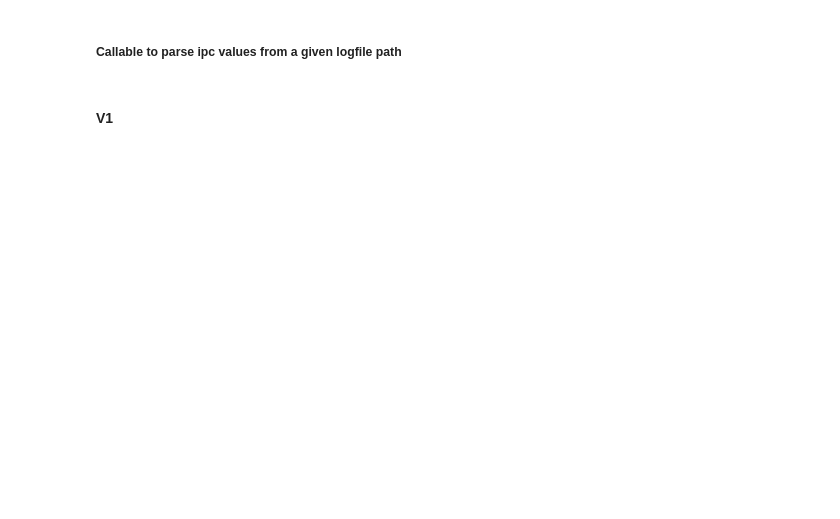
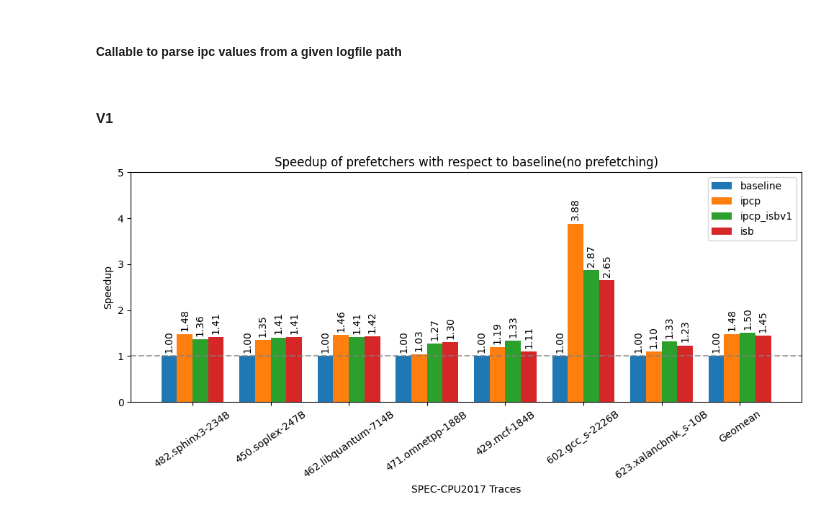
Before and after one commit to ArifAli-0/CS683-Project, a Jupyter notebook: plotter/graph-plotter.ipynb, the cells around one changed output. Cells and saved outputs as stored; diff of their text form; code cells hidden in the pictures; blank space fills up the shorter version.

```diff
--- a/plotter/graph-plotter.ipynb
+++ b/plotter/graph-plotter.ipynb
@@ -55,9 +55,9 @@ def plot(data, confignames, xticks, xlabel, ylabel, title, barwidth=0.2, addbase
                         textcoords="offset points",
                         ha='center', va='bottom', rotation=90)
 
-    if(addbaseline)
-    # Add a translucent dashed line at y=1.0 for the baseline
-    ax.axhline(y=1.0, color='gray', linestyle='--', linewidth=1.5, alpha=0.7)
+    if(addbaseline):
+        # Add a translucent dashed line at y=1.0 for the baseline
+        ax.axhline(y=1.0, color='gray', linestyle='--', linewidth=1.5, alpha=0.7)
 
 
     # Add labels and titles
@@ -65,8 +65,8 @@ def plot(data, confignames, xticks, xlabel, ylabel, title, barwidth=0.2, addbase
     ax.set_ylim(0, 5.0)
     ax.set_ylabel(ylabel)
     ax.set_title(title)
-    ax.set_xticks(x + 3*width / 2)
-    ax.set_xticklabels(trace_names, rotation=0)
+    ax.set_xticks(x + (len(confignames)-1)*width / 2)
+    ax.set_xticklabels(xticks, rotation=35)
     ax.legend()
 
     # Show the plot
@@ -88,3 +90,18 @@ def list_trace_names(directory, extension):
+# %%
+def calc_speedup(ipc_values, trace_names, configs):
+    speedups = {trace: {} for trace in trace_names}
+    for trace in trace_names:
+        baseline_ipc = ipc_values[trace]['baseline']
+        for config in configs:  # Skip baseline
+            speedups[trace][config] = ipc_values[trace][config] / baseline_ipc
+    # Calculate geometric mean for each configuration (excluding baseline)
+    geomeans = {}
+    for config in configs:
+        config_speedups = [speedups[trace][config] for trace in trace_names]
+        geomeans[config] = gmean(config_speedups)  # Use scipy's gmean for geometric mean
+
+    speedups['Geomean'] = geomeans
+    return speedups
 # %% [markdown]
 ##### Callable to parse ipc values from a given logfile path
 # %%
@@ -97,3 +114,16 @@ def extract_ipc(log_file):
     return None
 # %% [markdown]
 #### V1
+# %%
+base_dir_v1 = "../logs/SPEC-CPU/v1/"
+directory_path = "../traces/SPEC-CPU2017/"
+file_extension = ".xz"
+configs_v1 = ['baseline', 'ipcp', 'ipcp_isbv1', 'isb']
+trace_names_v1  = list_trace_names(directory_path, file_extension)
+trace_names_v1.remove('436.cactusADM-1804B') # traces for which logs arent present are removed here
+ipc_values_v1 = parse_logs(base_dir_v1, trace_names_v1, configs_v1, extract_ipc)
+speedups_v1 = calc_speedup(ipc_values_v1, trace_names_v1, configs_v1)
+trace_names_v1 += ["Geomean"]
+plot(speedups_v1, configs_v1 ,trace_names_v1, "SPEC-CPU2017 Traces", "Speedup", "Speedup of prefetchers with respect to baseline(no prefetching)")
+# %% [output]
+[figure, added]
```
Also changed, not shown: parts of 7 cells of this notebook, 20 other files.
